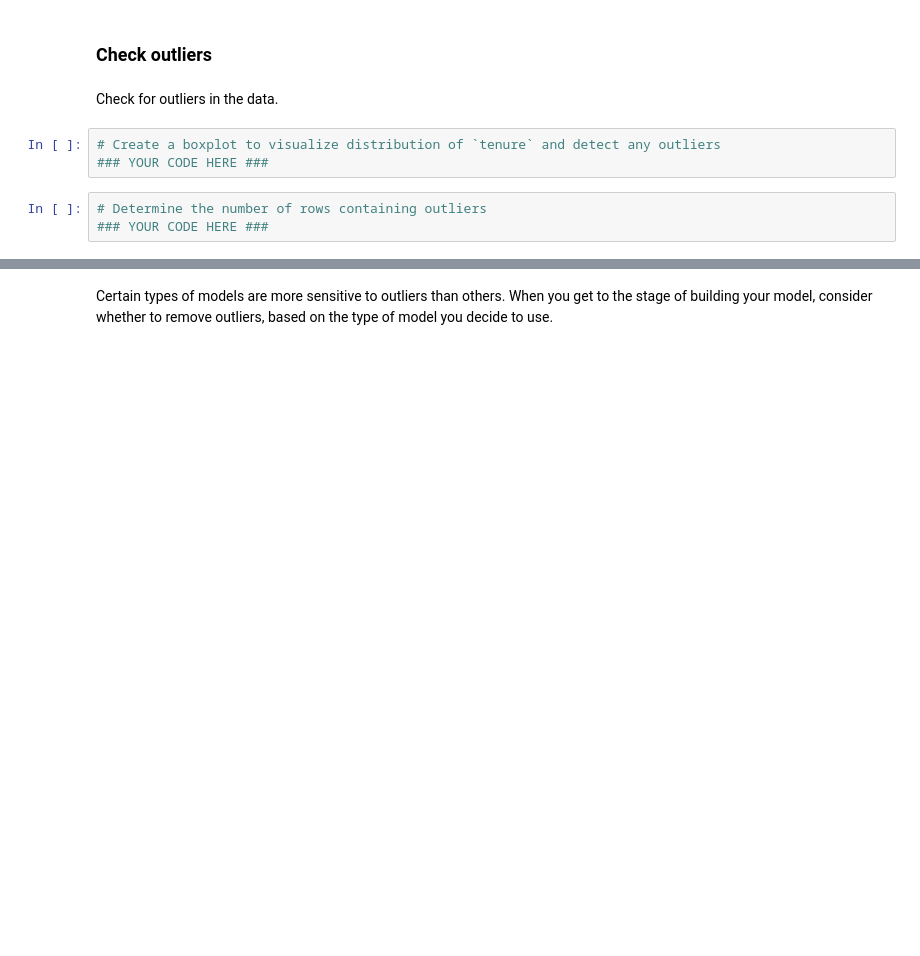
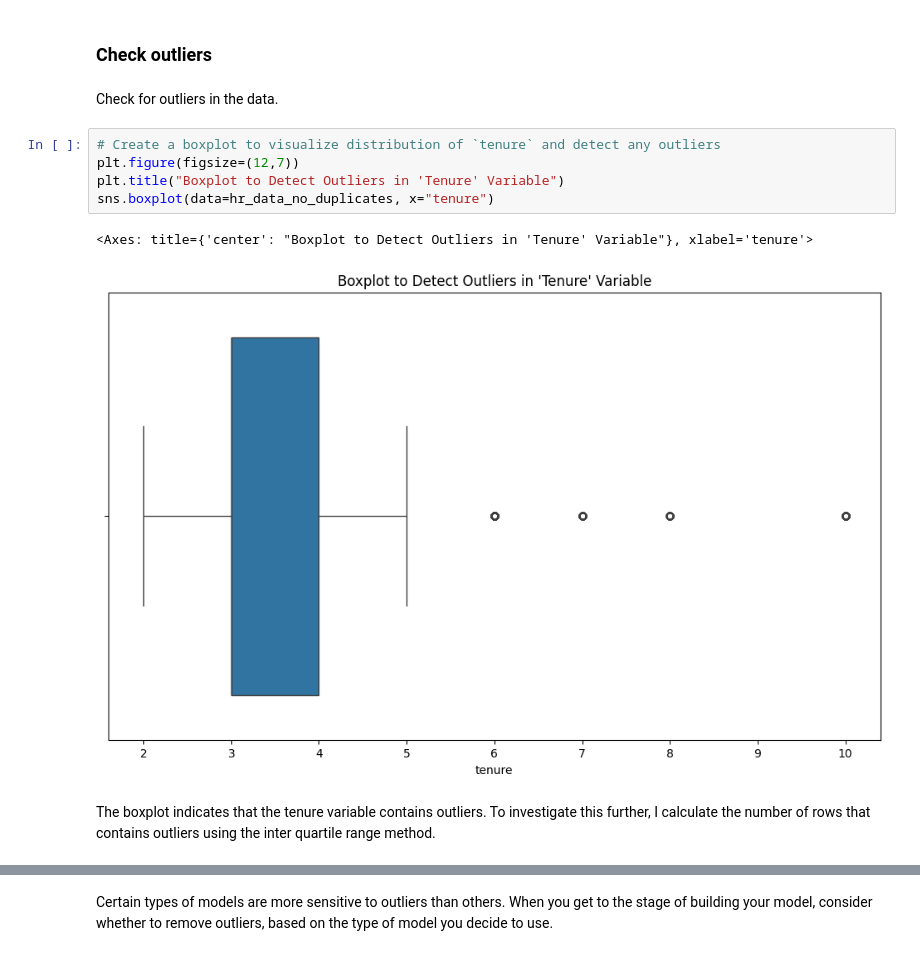
Before and after one commit to frederiklange/capstone_project_google_advanced_data_analytics, a Jupyter notebook: notebooks/capstone_project_notebook.ipynb, the cells around one changed output, grey strips where cells are left out. Drawn from its saved outputs; the diff is of its cells as text; blank space fills up the shorter version.

Commit message:
Completed initial EDA and data cleaning

```diff
--- a/notebooks/capstone_project_notebook.ipynb
+++ b/notebooks/capstone_project_notebook.ipynb
@@ -251,7 +273,11 @@ plot_distributions(hr_data, hr_data_no_duplicates, columns_to_compare, 'Original
 Check for outliers in the data.
 # %%
 # Create a boxplot to visualize distribution of `tenure` and detect any outliers
-### YOUR CODE HERE ###
+plt.figure(figsize=(12,7))
+plt.title("Boxplot to Detect Outliers in 'Tenure' Variable")
+sns.boxplot(data=hr_data_no_duplicates, x="tenure")
+# %% [output]
+<Axes: title={'center': "Boxplot to Detect Outliers in 'Tenure' Variable"}, xlabel='tenure'>
+[figure, added]
-# %%
-# Determine the number of rows containing outliers
-### YOUR CODE HERE ###
+# %% [markdown]
+The boxplot indicates that the tenure variable contains outliers. To investigate this further, I calculate the number of rows that contains outliers using the inter quartile range method.
```
Also changed, not shown: parts of 3 cells of this notebook.
